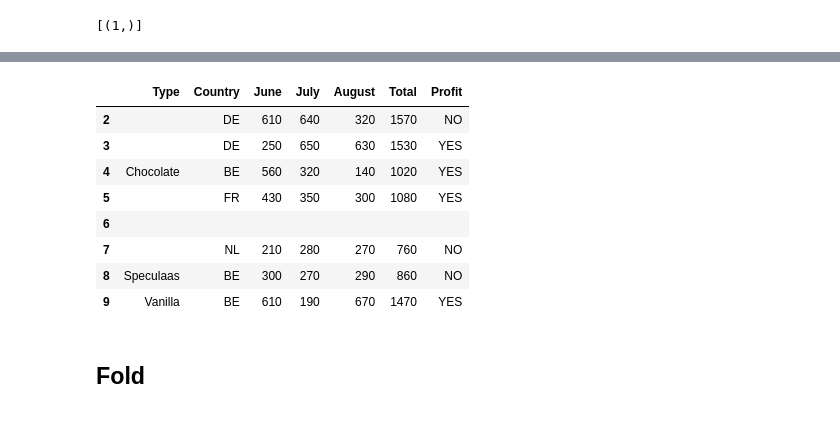
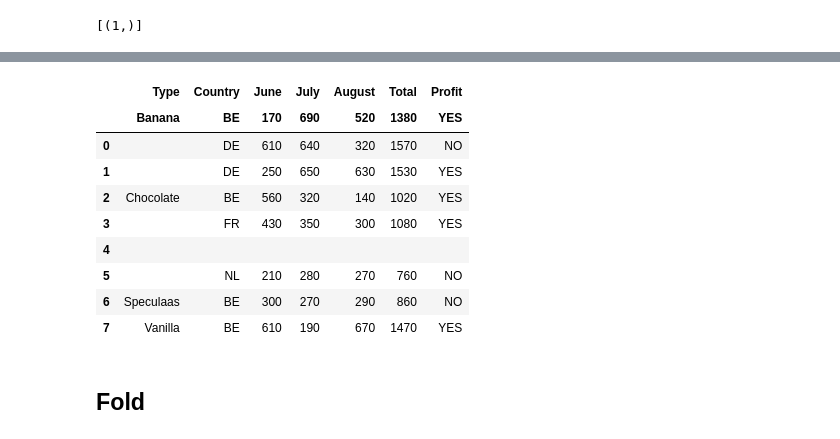
Before and after one commit to PidgeyUsedGust/synthasizer, a Jupyter notebook: notebooks/transformations.ipynb, the cells around one changed output, grey strips where cells are left out. Drawn from its saved outputs; the diff is of its cells as text; code cells hidden in the pictures.

```diff
--- a/notebooks/transformations.ipynb
+++ b/notebooks/transformations.ipynb
@@ -14,9 +14,7 @@ from synthasizer.table import Table, Cell, detect
 from synthasizer.transformations import *
 from synthasizer.conditions import *
 # %%
-icecream = detect(
-    openpyxl.load_workbook("../data/icecream.xlsx")['icecream']
-)[0]
+icecream = detect(openpyxl.load_workbook("../data/icecream.xlsx")["icecream"])[0]
 icecream.df
 # %% [output]
 |  | 0 | 1 | 2 | 3 | 4 | 5 | 6 |
@@ -187,14 +226,15 @@ Header.arguments(sales)
 # %%
-Header(1)(sales).df
+Header(2)(icecream).df
 # %% [output]
 |  | Type | Country | June | July | August | Total | Profit |
-| 2 |  | DE | 610 | 640 | 320 | 1570 | NO |
-| 3 |  | DE | 250 | 650 | 630 | 1530 | YES |
-| 4 | Chocolate | BE | 560 | 320 | 140 | 1020 | YES |
-| 5 |  | FR | 430 | 350 | 300 | 1080 | YES |
-| 6 |  |  |  |  |  |  |  |
-| 7 |  | NL | 210 | 280 | 270 | 760 | NO |
-| 8 | Speculaas | BE | 300 | 270 | 290 | 860 | NO |
-| 9 | Vanilla | BE | 610 | 190 | 670 | 1470 | YES |
+|  | Banana | BE | 170 | 690 | 520 | 1380 | YES |
+| 0 |  | DE | 610 | 640 | 320 | 1570 | NO |
+| 1 |  | DE | 250 | 650 | 630 | 1530 | YES |
+| 2 | Chocolate | BE | 560 | 320 | 140 | 1020 | YES |
+| 3 |  | FR | 430 | 350 | 300 | 1080 | YES |
+| 4 |  |  |  |  |  |  |  |
+| 5 |  | NL | 210 | 280 | 270 | 760 | NO |
+| 6 | Speculaas | BE | 300 | 270 | 290 | 860 | NO |
+| 7 | Vanilla | BE | 610 | 190 | 670 | 1470 | YES |
 # %% [markdown]
 ## Fold
```
Also changed, not shown: parts of 22 cells of this notebook, 21 other files.
